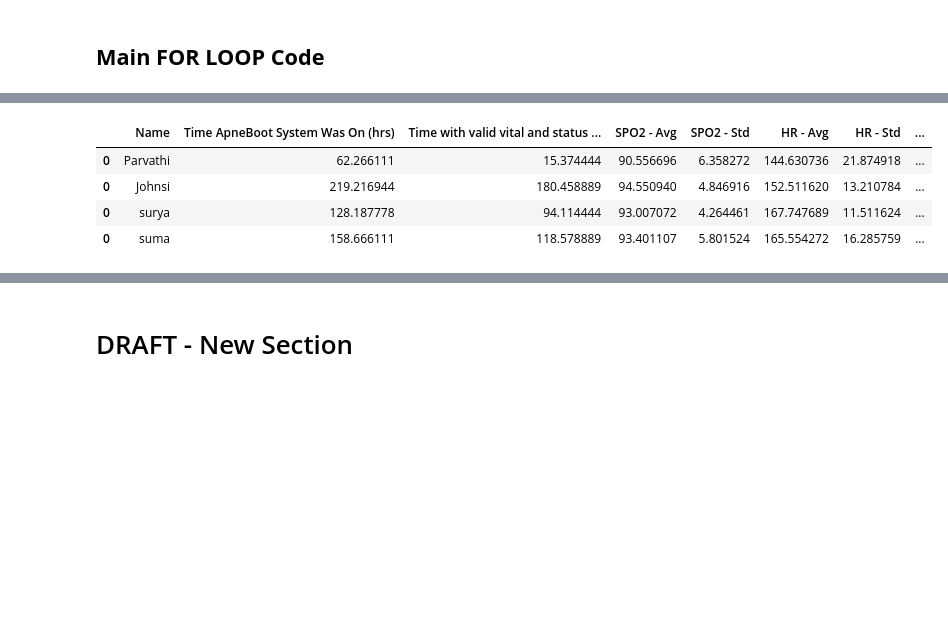
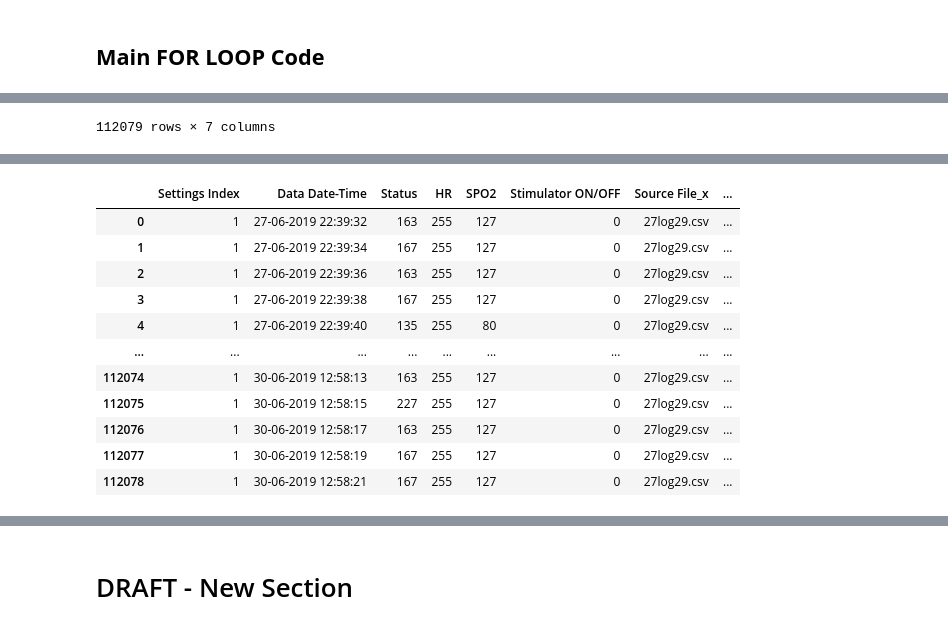
Before and after one commit to ratulbempu/ApneBoot-Clinical-Data-Analysis, a Jupyter notebook: 230301 - AB Clinical Data Analysis.ipynb, the cells around one changed output, grey strips where cells are left out. Drawn from its saved outputs; the diff is of its cells as text; code cells hidden in the pictures; blank space fills up the shorter version.

```diff
--- a/230301 - AB Clinical Data Analysis.ipynb
+++ b/230301 - AB Clinical Data Analysis.ipynb
@@ -1454,17 +1585,17 @@ def createDataTables (data_path):
     df_LOGs = compileLogFiles (data_path)
 
     df_s, df_d = splitToDataAndSettingsDF (df_LOGs)
-    os.chdir(analysis_path)
-    df_d.to_csv (folder_name + " - Data.xlsx")
+    # os.chdir(analysis_path)
+    # df_d.to_csv (folder_name + " - Data.xlsx")
 
-    df_s.to_csv (folder_name + " - Settings.xlsx")
-    dataframe_to_pdf(df_s, folder_name + " - Settings")
+    # df_s.to_csv (folder_name + " - Settings.xlsx")
+    # dataframe_to_pdf(df_s, folder_name + " - Settings")
 
     df_d["Is_Valid_Data"] = GetIsValidColumn(df_d);
 
     df_j = pd.merge (df_d,df_s, on='Settings Index')
-    df_j = AddNumActualStimulations(df_j)
-    df_j = AnalyzeWithCustomThresholds (df_j)
-    df_j = AnalyzeWithPresetThresholds (df_j)
+    # df_j = AddNumActualStimulations(df_j)
+    # df_j = AnalyzeWithCustomThresholds (df_j)
+    # df_j = AnalyzeWithPresetThresholds (df_j)
     return df_j, df_d, df_s
 # %% [output]
@@ -1501,7 +1632,7 @@ def createClinicalSummaryTable (df_j, record_name):
     num_seconds_per_data_point = 1;
     if (AB_Model == "M1"):
         num_seconds_per_data_point = 2; # Tuhin's model M1 measured every 2 seconds.
-    df_j["Is_Valid_Data"] = GetIsValidColumn (df_j)
+    # df_j["Is_Valid_Data"] = GetIsValidColumn (df_j)
     df_is_valid_data = df_j[df_j["Is_Valid_Data"] == True]
     df_clinical_summary = pd.DataFrame ()
     df_clinical_summary ["Name"] = [record_name]
@@ -1542,9 +1673,11 @@ time: 869 µs (started: 2023-03-02 17:08:55 +00:00)
 # %%
 #@title
 # folder_name = "Geetha"
-startpath = "/content/drive/MyDrive/Improve World Health/BEMPU Quality Management System Folder (Created by RN 211005)/3 - Product Specific Documents (TCF, etc)/BHPL-DHF – Design and Development/3)DHF-APNEBOOT_Rev 00/4. Design Verification _ Validation/DHF-01-28 - Design Validation Report/Product Validation/Clinical Validation/RCT ApneBoot/St. Johns Phase 1 Data/intervention"
-# startpath = "/content/drive/MyDrive/Improve World Health/BEMPU Quality Management System Folder (Created by RN 211005)/3 - Product Specific Documents (TCF, etc)/BHPL-DHF – Design and Development/3)DHF-APNEBOOT_Rev 00/4. Design Verification _ Validation/DHF-01-28 - Design Validation Report/Product Validation/Clinical Validation/RCT ApneBoot"
+startpath = "/content/drive/MyDrive/Improve World Health/BEMPU Quality Management System Folder (Created by RN 211005)/3 - Product Specific Documents (TCF, etc)/BHPL-DHF – Design and Development/3)DHF-APNEBOOT_Rev 00/4. Design Verification _ Validation/DHF-01-28 - Design Validation Report/Product Validation/Clinical Validation/RCT ApneBoot/"
+# startpath = "/content/drive/MyDrive/Improve World Health/BEMPU Quality Management System Folder (Created by RN 211005)/3 - Product Specific Documents (TCF, etc)/BHPL-DHF – Design and Development/3)DHF-APNEBOOT_Rev 00/4. Design Verification _ Validation/DHF-01-28 - Design Validation Report/Product Validation/Clinical Validation/RCT ApneBoot/St. Johns Phase 1 Data/intervention/Sneha"
+# startpath = "/content/drive/MyDrive/Improve World Health/BEMPU Quality Management System Folder (Created by RN 211005)/3 - Product Specific Documents (TCF, etc)/BHPL-DHF – Design and Development/3)DHF-APNEBOOT_Rev 00/4. Design Verification _ Validation/DHF-01-28 - Design Validation Report/Product Validation/Clinical Validation/RCT ApneBoot/St.Johns Phase 2 Data( >june 30,2020)/BO Hemabindu 2/BO Hemabindu 2 data"
 # startpath = "/content/drive/MyDrive/Improve World Health/BEMPU Quality Management System Folder (Created by RN 211005)/3 - Product Specific Documents (TCF, etc)/BHPL-DHF – Design and Development/3)DHF-APNEBOOT_Rev 00/4. Design Verification _ Validation/DHF-01-28 - Design Validation Report/Product Validation/Clinical Validation/RCT ApneBoot/St. Johns Phase 1 Data/"
+import traceback
 
 Data_Cleanup_SP02_LowCutOff = 50  #If the SPO2 value at the time of APnea is below 60, it must be a bad data point.
 Data_Cleanup_HR_LowCutOff = 50
@@ -1559,31 +1692,57 @@ os.chdir(startpath)
 os.makedirs("Analysis_Files", exist_ok=True)
 analysis_path = startpath + "/Analysis_Files/"
 os.chdir(analysis_path)
-errors = []
+# errors = pd.DataFrame (columns = ['Folder Name',"Model",'Exception', "filename", "lineno", "funcname", "text"])
+errors = pd.DataFrame ()
 df_overall_clinical_summary = pd.DataFrame ()
+df_overall_clinical_summary_detailed = pd.DataFrame ()
+
 i = 0;
 for path in paths:
     folder_name = folder_names[i]
     i += 1
+    print ("on file " + str(i) + ' of ' + str(len(paths)))
     try:
         print ("Working on " + folder_name)
         os.chdir(analysis_path)
-        os.makedirs(folder_name, exist_ok=True)
+        os.makedirs("Analysis - " + folder_name, exist_ok=True)
         current_analysis_folder_path = analysis_path+folder_name +"/"
         os.chdir(current_analysis_folder_path)
+
         df_j, df_d, df_s = createDataTables (path)
+        # print ("df_j - main")
+        # display (df_j)
         # createPlots (df_j)
         # createSummaryTables (df_j,df_s)
+        #####
+        df_current_clinical_summary = pd.DataFrame ()
         df_current_clinical_summary = createClinicalSummaryTable (df_j, folder_name)
+        df_current_clinical_summary["path"] = path[-100:]
         df_overall_clinical_summary = pd.concat([df_overall_clinical_summary, df_current_clinical_summary])
         os.chdir(analysis_path)
-        display (df_overall_clinical_summary)
         df_overall_clinical_summary.to_excel ("Overall Clinical Summary.xlsx")
-    except Exception as e:
+
+        #####
+        df_current_clinical_summary_detailed = df_current_clinical_summary
+        # df_current_clinical_summary_detailed["file_list"] = file_list
+        df_current_clinical_summary_detailed["model"] = AB_Model;
+        df_current_clinical_summary_detailed["data date-time"] = df_j["Data Date-Time"].iloc[0];
+        df_overall_clinical_summary_detailed = pd.concat([df_overall_clinical_summary_detailed, df_current_clinical_summary_detailed])
+        df_overall_clinical_summary_detailed.to_excel ("Overall Clinical Summary - Detailed.xlsx")
+        print (folder_name + " success!")
+
+    except Exception as exc:
          print ("ERROR FOR " + folder_name + ":")
-         print (e)
-         errors.append(folder_name)
+         filename, lineno, funcname, text = traceback.extract_tb(exc.__traceback__)[-1]
+         print (exc)
+         short_path = path[-100:]
+         current_error = pd.DataFrame (data = {'short_path': [short_path], 'Folder Name':[folder_name], "Model": [AB_Model], 'Exception':[exc], "filename": [filename], "lineno": [lineno], "funcname": [funcname], "text": [text], 'data header': [header], 'settings header': [settings_header], 'numcommas':[number_of_commas]})
+         errors = errors.append (current_error,ignore_index = True);
+         os.chdir(analysis_path)
+         errors.to_excel ("Error Summary.xlsx")
 
-print (errors)
+
+print ("errors table:")
+display (errors)
 # %% [output]
 ['/content/drive/MyDrive/Improve World Health/BEMPU Quality Management System Folder (Created by RN 211005)/3 - Product Specific Documents (TCF, etc)/BHPL-DHF – Design and Development/3)DHF-APNEBOOT_R ...
@@ -1624,0 +1786 @@ Clinical M1 (Nonin, Tuhin) 2019
+112079 rows × 7 columns
@@ -1625,5 +1789,12 @@ Clinical M1 (Nonin, Tuhin) 2019
-|  | Name | Time ApneBoot System Was On (hrs) | Time with valid vital and status ... | SPO2 - Avg | SPO2 - Std | HR - Avg | HR - Std | ... |
-| 0 | Parvathi | 62.266111 | 15.374444 | 90.556696 | 6.358272 | 144.630736 | 21.874918 | ... |
-| 0 | Johnsi | 219.216944 | 180.458889 | 94.550940 | 4.846916 | 152.511620 | 13.210784 | ... |
-| 0 | surya | 128.187778 | 94.114444 | 93.007072 | 4.264461 | 167.747689 | 11.511624 | ... |
-| 0 | suma | 158.666111 | 118.578889 | 93.401107 | 5.801524 | 165.554272 | 16.285759 | ... |
+|  | Settings Index | Data Date-Time | Status | HR | SPO2 | Stimulator ON/OFF | Source File_x | ... |
+| 0 | 1 | 27-06-2019 22:39:32 | 163 | 255 | 127 | 0 | 27log29.csv | ... |
+| 1 | 1 | 27-06-2019 22:39:34 | 167 | 255 | 127 | 0 | 27log29.csv | ... |
+| 2 | 1 | 27-06-2019 22:39:36 | 163 | 255 | 127 | 0 | 27log29.csv | ... |
+| 3 | 1 | 27-06-2019 22:39:38 | 167 | 255 | 127 | 0 | 27log29.csv | ... |
+| 4 | 1 | 27-06-2019 22:39:40 | 135 | 255 | 80 | 0 | 27log29.csv | ... |
+| ... | ... | ... | ... | ... | ... | ... | ... | ... |
+| 112074 | 1 | 30-06-2019 12:58:13 | 163 | 255 | 127 | 0 | 27log29.csv | ... |
+| 112075 | 1 | 30-06-2019 12:58:15 | 227 | 255 | 127 | 0 | 27log29.csv | ... |
+| 112076 | 1 | 30-06-2019 12:58:17 | 163 | 255 | 127 | 0 | 27log29.csv | ... |
+| 112077 | 1 | 30-06-2019 12:58:19 | 167 | 255 | 127 | 0 | 27log29.csv | ... |
+| 112078 | 1 | 30-06-2019 12:58:21 | 167 | 255 | 127 | 0 | 27log29.csv | ... |
```
Also changed, not shown: parts of 39 cells of this notebook.
